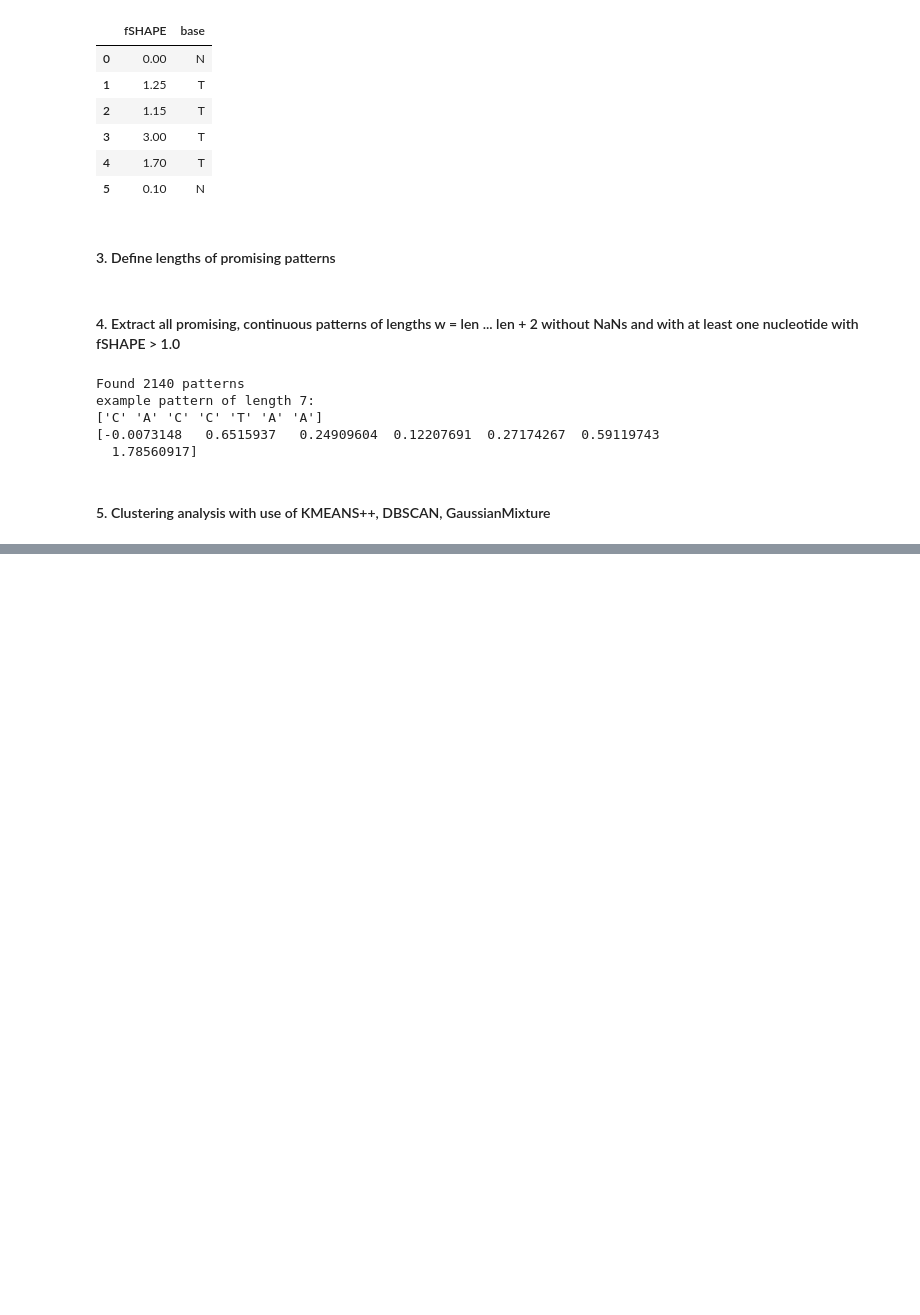
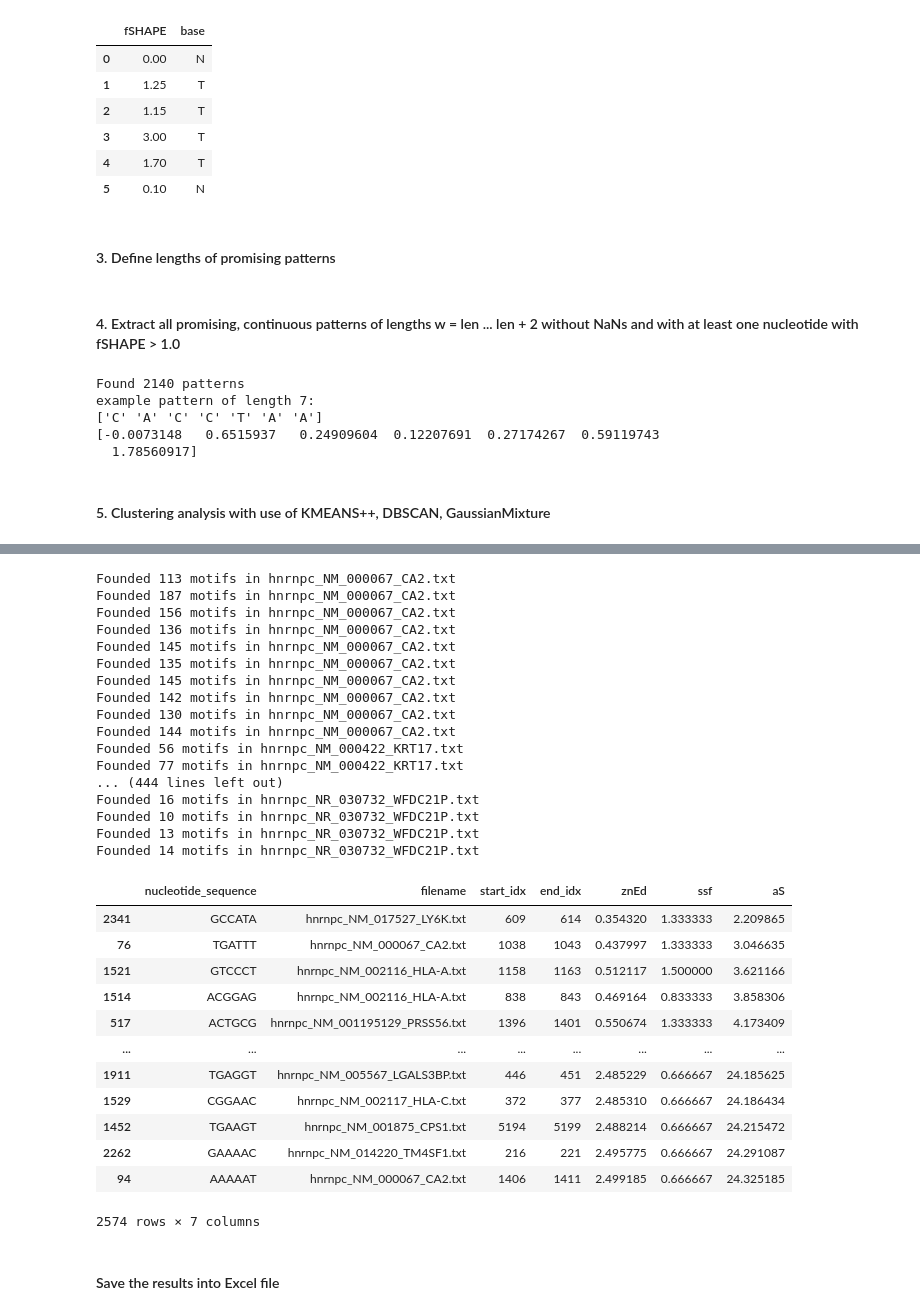
Before and after one commit to Michu-dev/ai-university-labs, a Jupyter notebook: AI in Biomedical Informatics/lab2/rna_analysis.ipynb, the cells around one changed output, grey strips where cells are left out. Cells and saved outputs as stored; diff of their text form; code cells hidden in the pictures; blank space fills up the shorter version.

```diff
--- a/AI in Biomedical Informatics/lab2/rna_analysis.ipynb
+++ b/AI in Biomedical Informatics/lab2/rna_analysis.ipynb
@@ -119,0 +184,77 @@ Explained variance of GaussianMixture: [0.86462297 0.08159485]
+# %%
+def ssf(seq1: str, seq2: str) -> float:
+    points = 0
+    for s1, s2 in zip(seq1, seq2):
+        if s1 == s2 or s1 == 'N' or s2 == 'N':
+            points += 2
+        elif (s1 == 'A' and s2 == 'G') or (s1 == 'G' and s2 == 'A') or (s1 == 'C' and s2 == 'U') or \
+                (s1 == 'U' and s2 == 'C') or (s1 == 'C' and s2 == 'T') or (s1 == 'T' and s2 == 'C'):
+            points += 1
+    return float(points) / len(seq1)
+# %%
+results = defaultdict(list)
+for transcript_file in PATTERN_SEARCH_FOLDER.glob("*"):
+    transcript_df = pd.read_csv(transcript_file, sep="\t", header=None, names=["fSHAPE", "base", "SHAPE"])
+    for pattern, fshape in zip(consensus_patterns, consensus_fshapes):
+        pattern_length = len(pattern)
+        motifs_num = 0
+
+        for i in range(transcript_df.shape[0] - pattern_length):
+            pattern_df = transcript_df.iloc[i:i+pattern_length, :-1]
+            if not is_promising(pattern_df["fSHAPE"]):
+                continue
+            z_norm = stumpy.core.mass(fshape, pattern_df["fSHAPE"])[0]
+            if z_norm > 2.5:
+                continue
+            transcripted_pattern = ''.join(pattern_df["base"])
+            ssf_value = None
+            if pattern_length == expected_pattern_size:
+                ssf_value = ssf(transcripted_pattern, expected_pattern)
+            elif pattern_length == expected_pattern_size + 1:
+                ssf_value = max(ssf(transcripted_pattern, 'N' + expected_pattern), ssf(transcripted_pattern, expected_pattern + 'N'))
+            elif pattern_length == expected_pattern_size + 2:
+                ssf_value = ssf(transcripted_pattern, 'N' + expected_pattern + 'N')
+            aS_value = 10 * z_norm - ssf_value
+
+            results[pattern].append(dict(nucleotide_sequence=transcripted_pattern, filename=transcript_file.name, start_idx=i+1,
+                                         end_idx=i+pattern_length, znEd=z_norm, ssf=ssf_value, aS=aS_value))
+            motifs_num += 1
+        print(f"Founded {motifs_num} motifs in {transcript_file.name}")
+
+for motif in results:
+    results[motif] = pd.DataFrame(results[motif]).sort_values(by=['aS'])
+
+results[expected_pattern]
+# %% [output]
+Founded 113 motifs in hnrnpc_NM_000067_CA2.txt
+Founded 187 motifs in hnrnpc_NM_000067_CA2.txt
+Founded 156 motifs in hnrnpc_NM_000067_CA2.txt
+Founded 136 motifs in hnrnpc_NM_000067_CA2.txt
+Founded 145 motifs in hnrnpc_NM_000067_CA2.txt
+Founded 135 motifs in hnrnpc_NM_000067_CA2.txt
+Founded 145 motifs in hnrnpc_NM_000067_CA2.txt
+Founded 142 motifs in hnrnpc_NM_000067_CA2.txt
+Founded 130 motifs in hnrnpc_NM_000067_CA2.txt
+Founded 144 motifs in hnrnpc_NM_000067_CA2.txt
+Founded 56 motifs in hnrnpc_NM_000422_KRT17.txt
+Founded 77 motifs in hnrnpc_NM_000422_KRT17.txt
+... (444 lines left out)
+Founded 16 motifs in hnrnpc_NR_030732_WFDC21P.txt
+Founded 10 motifs in hnrnpc_NR_030732_WFDC21P.txt
+Founded 13 motifs in hnrnpc_NR_030732_WFDC21P.txt
+Founded 14 motifs in hnrnpc_NR_030732_WFDC21P.txt
+|  | nucleotide_sequence | filename | start_idx | end_idx | znEd | ssf | aS |
+| 2341 | GCCATA | hnrnpc_NM_017527_LY6K.txt | 609 | 614 | 0.354320 | 1.333333 | 2.209865 |
+| 76 | TGATTT | hnrnpc_NM_000067_CA2.txt | 1038 | 1043 | 0.437997 | 1.333333 | 3.046635 |
+| 1521 | GTCCCT | hnrnpc_NM_002116_HLA-A.txt | 1158 | 1163 | 0.512117 | 1.500000 | 3.621166 |
+| 1514 | ACGGAG | hnrnpc_NM_002116_HLA-A.txt | 838 | 843 | 0.469164 | 0.833333 | 3.858306 |
+| 517 | ACTGCG | hnrnpc_NM_001195129_PRSS56.txt | 1396 | 1401 | 0.550674 | 1.333333 | 4.173409 |
+| ... | ... | ... | ... | ... | ... | ... | ... |
+| 1911 | TGAGGT | hnrnpc_NM_005567_LGALS3BP.txt | 446 | 451 | 2.485229 | 0.666667 | 24.185625 |
+| 1529 | CGGAAC | hnrnpc_NM_002117_HLA-C.txt | 372 | 377 | 2.485310 | 0.666667 | 24.186434 |
+| 1452 | TGAAGT | hnrnpc_NM_001875_CPS1.txt | 5194 | 5199 | 2.488214 | 0.666667 | 24.215472 |
+| 2262 | GAAAAC | hnrnpc_NM_014220_TM4SF1.txt | 216 | 221 | 2.495775 | 0.666667 | 24.291087 |
+| 94 | AAAAAT | hnrnpc_NM_000067_CA2.txt | 1406 | 1411 | 2.499185 | 0.666667 | 24.325185 |
+2574 rows × 7 columns
+# %% [markdown]
+#### Save the results into Excel file
```
Also changed, not shown: parts of 10 cells of this notebook, 3 other files.
